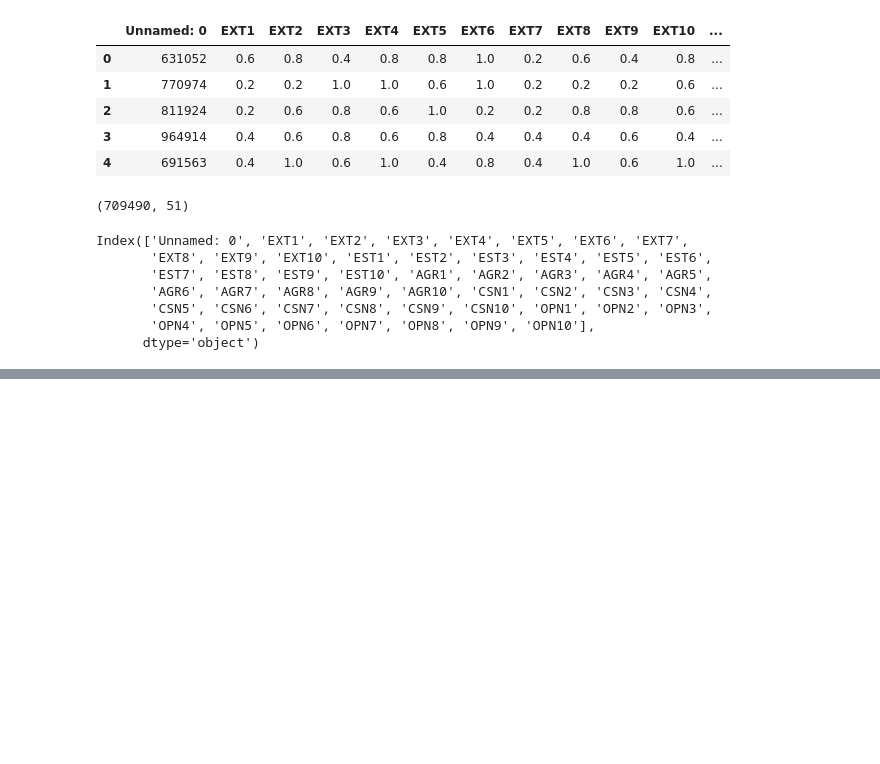
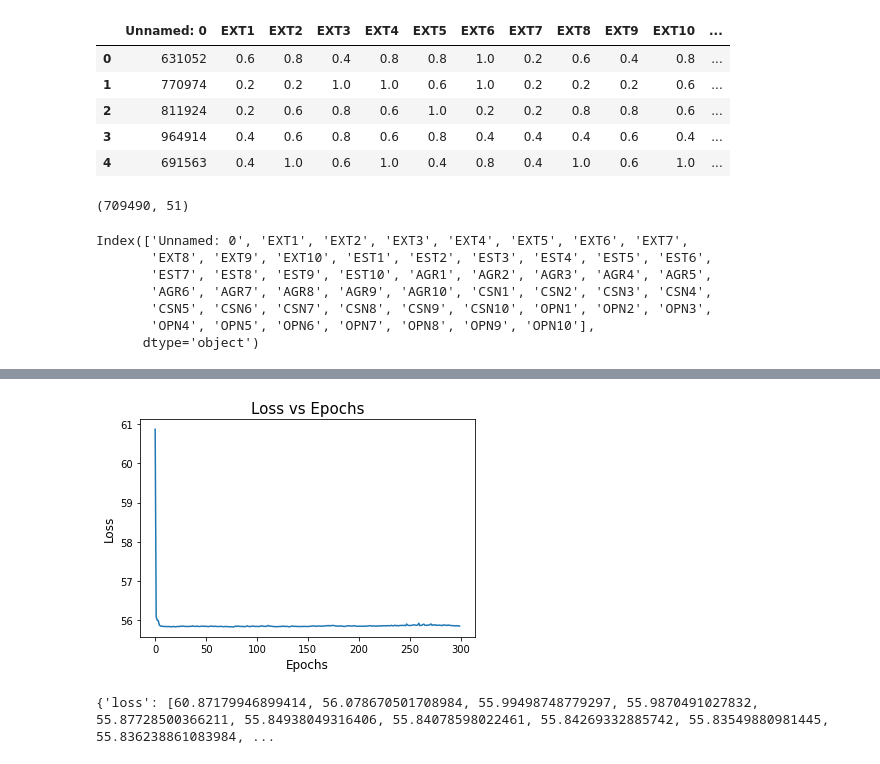
Before and after one commit to rodriguezj1/reu_uiowa_2021, a Jupyter notebook: Julian_Rodriguez/basicVAE_Big5.ipynb, the cells around one changed output, grey strips where cells are left out. Drawn from its saved outputs; the diff is of its cells as text; code cells hidden in the pictures; blank space fills up the shorter version.

```diff
--- a/Julian_Rodriguez/basicVAE_Big5.ipynb
+++ b/Julian_Rodriguez/basicVAE_Big5.ipynb
@@ -111,19 +192,0 @@ ValueError: ignored
-# %%
-'''
-Test code for functional structure VAE
-
-encoder_inputs = Input(shape = (n, ))
-x = Dense(100, activation="relu")(encoder_inputs)
-x = Dense(60, activation="relu")(x)
-x = Dense(10, activation = 'relu')(x)
-
-
-#latent/ bottleneck
-z_mean = Dense(latent_dim, name = "z_mean")(x)
-z_log_var = Dense(latent_dim, name="z_log_var")(x)
-
-
-z = Sampling()([z_mean, z_log_var])
-encoder = keras.Model(encoder_inputs, [z_mean, z_log_var, z], name="encoder")
-encoder.summary()
-'''
@@ -191,0 +193,14 @@ class Sampling(layers.Layer):
+# %%
+from keras.losses import binary_crossentropy
+from keras import backend as K
+
+reconstruction_loss = binary_crossentropy(encoder_inputs, final_output)
+reconstruction_loss *= 50
+kl_loss = 1 + z_log_var - K.square(z_mean) - K.exp(z_log_var)
+kl_loss = K.sum(kl_loss, axis = -1)
+kl_loss *= -0.5
+vae_loss = K.mean(reconstruction_loss + kl_loss)
+# %%
+vae.add_loss(vae_loss)
+vae.compile(loss = 'binary_crossentropy', optimizer = 'Adam')
+vae.summary()
@@ -191,0 +225,2 @@ class Sampling(layers.Layer):
+# %%
+history = vae.fit(X_train, X_train, epochs = 300, batch_size = 128)
@@ -191,0 +245,13 @@ class Sampling(layers.Layer):
+# %%
+#history.histoy is a dictionary
+plt.plot(history.history['loss'])
+plt.xlabel("Epochs", fontsize = 12)
+plt.ylabel("Loss", fontsize = 12)
+plt.title("Loss vs Epochs", fontsize = 15)
+plt.show()
+# %% [output]
+[figure, added]
+# %%
+print(history.history)
+# %% [output]
+{'loss': [60.87179946899414, 56.078670501708984, 55.99498748779297, 55.9870491027832, 55.87728500366211, 55.84938049316406, 55.84078598022461, 55.84269332885742, 55.83549880981445, 55.836238861083984, ...
```
Also changed, not shown: parts of 22 cells of this notebook.
